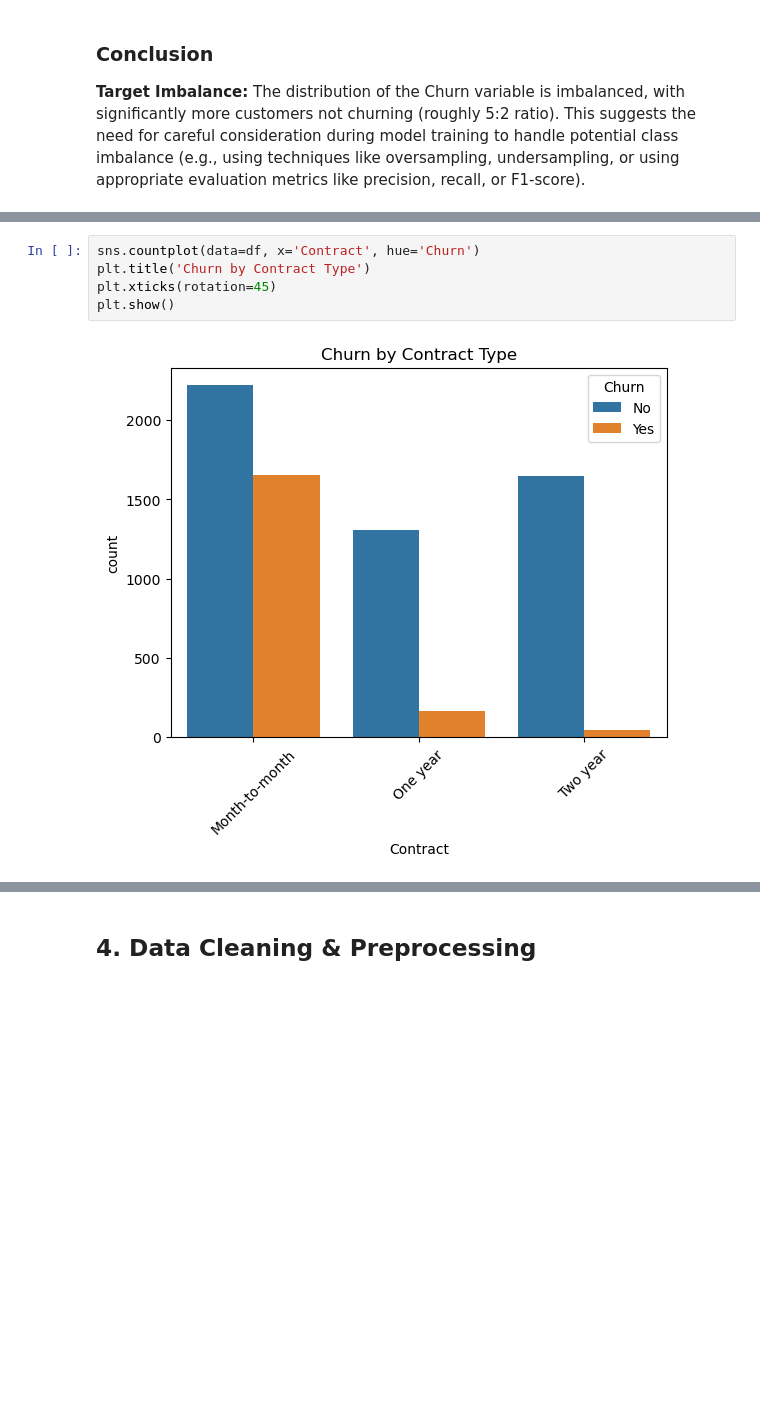
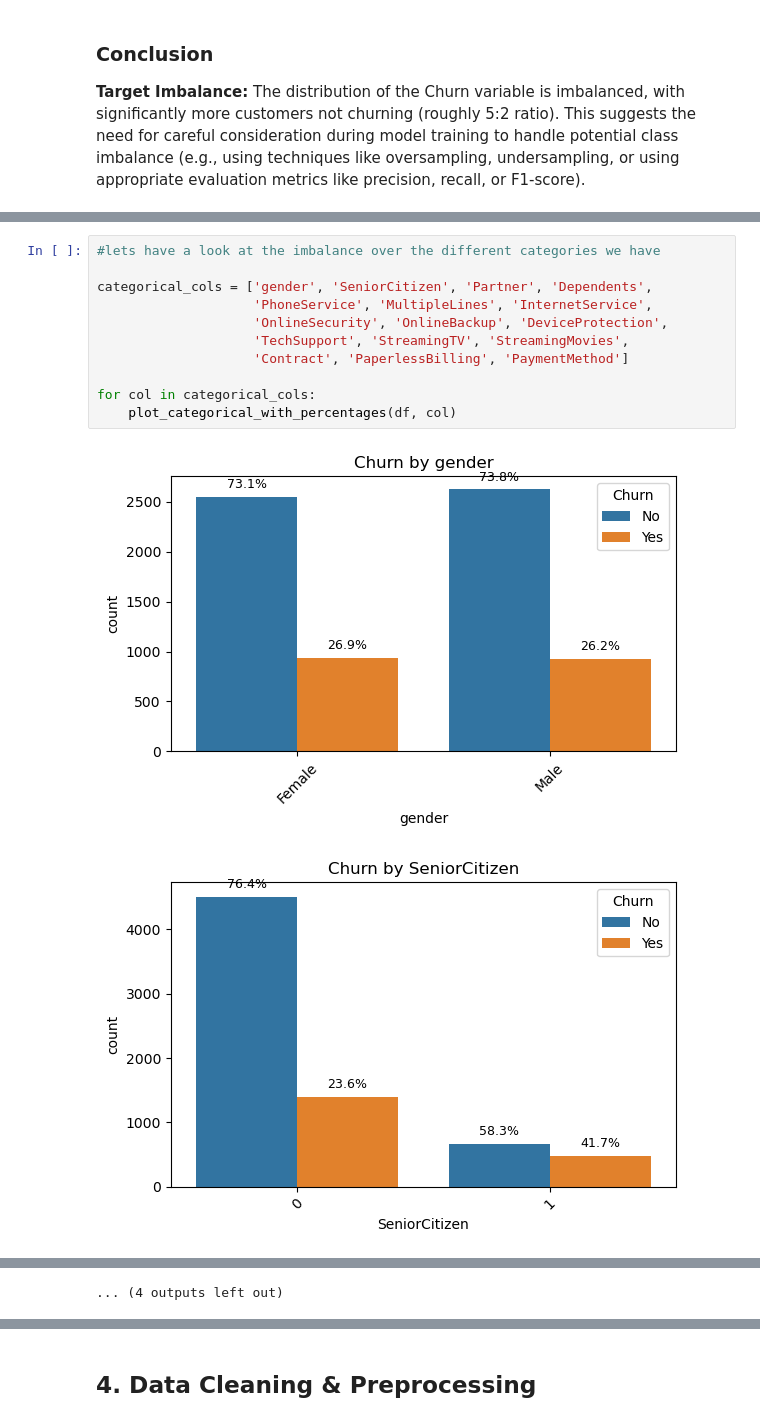
Before and after one commit to TajborBerry/career-next-step, a Jupyter notebook: customer_churn_prediction/notebooks/01_data_exploration.ipynb, the cells around one changed output, grey strips where cells are left out. Cells and saved outputs as stored; diff of their text form; blank space fills up the shorter version.

Commit message:
Basic EDA
Created graphs for visually represent churn vs non churn cases for each category to get knowledge about how skewed the dataset is

```diff
--- a/customer_churn_prediction/notebooks/01_data_exploration.ipynb
+++ b/customer_churn_prediction/notebooks/01_data_exploration.ipynb
@@ -147,7 +193,14 @@ This suggests the need for careful consideration during model training to handle
 # %%
-sns.countplot(data=df, x='Contract', hue='Churn')
-plt.title('Churn by Contract Type')
-plt.xticks(rotation=45)
-plt.show()
+#lets have a look at the imbalance over the different categories we have
+
+categorical_cols = ['gender', 'SeniorCitizen', 'Partner', 'Dependents',
+                    'PhoneService', 'MultipleLines', 'InternetService',
+                    'OnlineSecurity', 'OnlineBackup', 'DeviceProtection',
+                    'TechSupport', 'StreamingTV', 'StreamingMovies',
+                    'Contract', 'PaperlessBilling', 'PaymentMethod']
+
+for col in categorical_cols:
+    plot_categorical_with_percentages(df, col)
 # %% [output]
-[figure, old version]
+[figure, new version]
+[figure, added]
@@ -153,0 +217 @@ plt.show()
+... (4 outputs left out)
```
Also changed, not shown: parts of 5 cells of this notebook, 16 other files.
